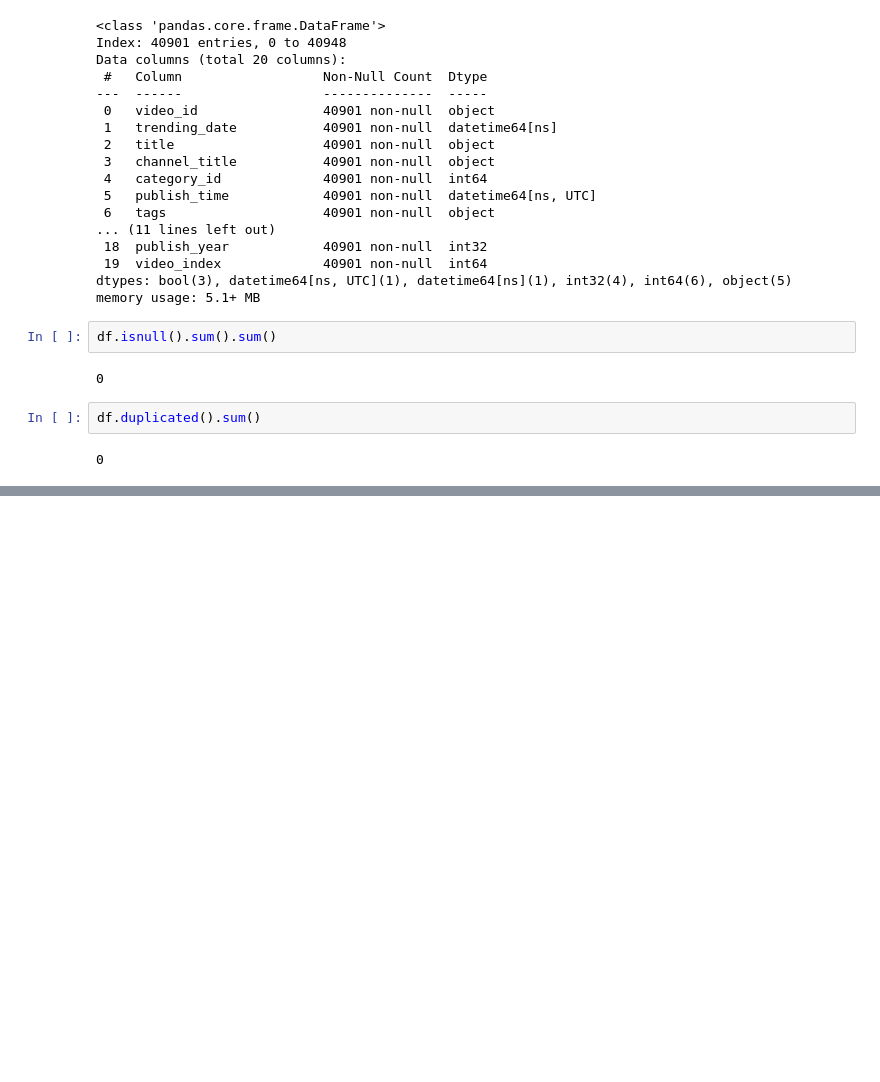
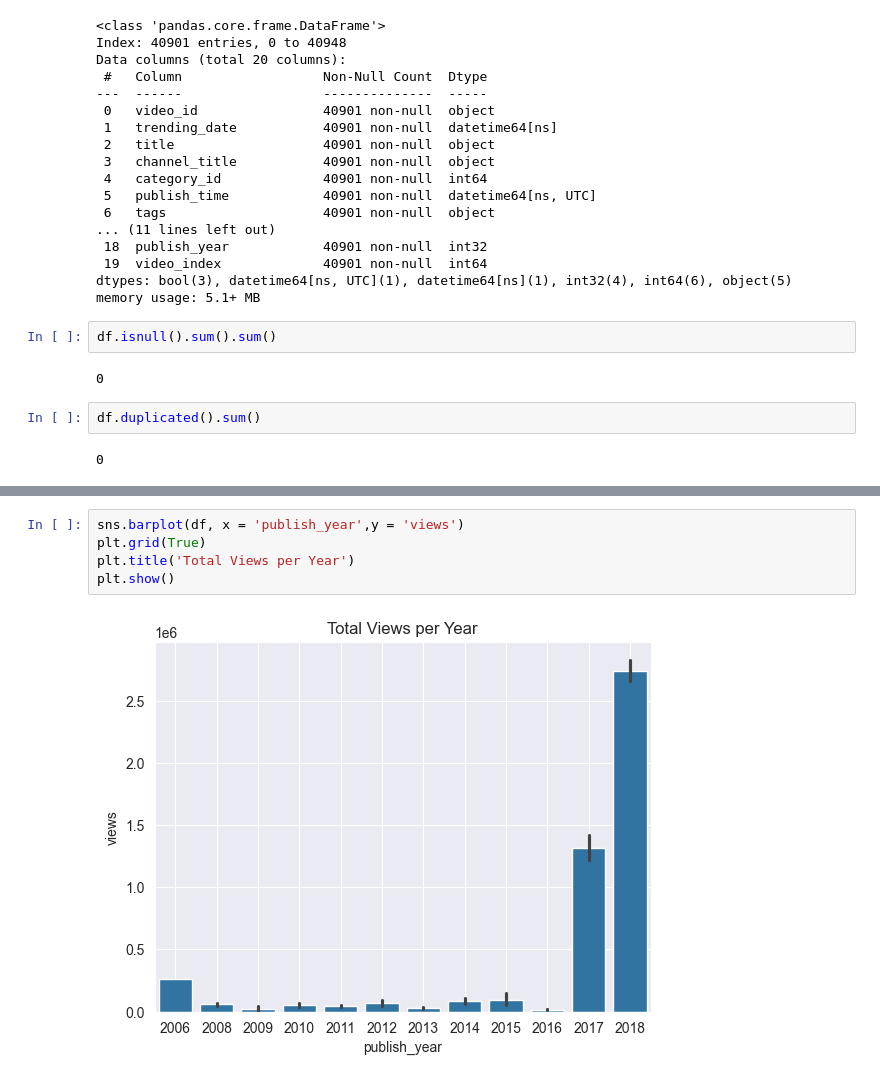
Before and after one commit to ShiwangitaSingh/Data-Science-with-Python-, a Jupyter notebook: Task-4 Exploratory Data Analysis/Task_4.ipynb, the cells around one changed output, grey strips where cells are left out. Cells and saved outputs as stored; diff of their text form; blank space fills up the shorter version.

```diff
--- a/Task-4 Exploratory Data Analysis/Task_4.ipynb
+++ b/Task-4 Exploratory Data Analysis/Task_4.ipynb
@@ -238,0 +242,7 @@ plt.show()
+# %%
+sns.barplot(df, x = 'publish_year',y = 'views')
+plt.grid(True)
+plt.title('Total Views per Year')
+plt.show()
+# %% [output]
+[figure, added]
```
Also changed, not shown: parts of 6 cells of this notebook.
